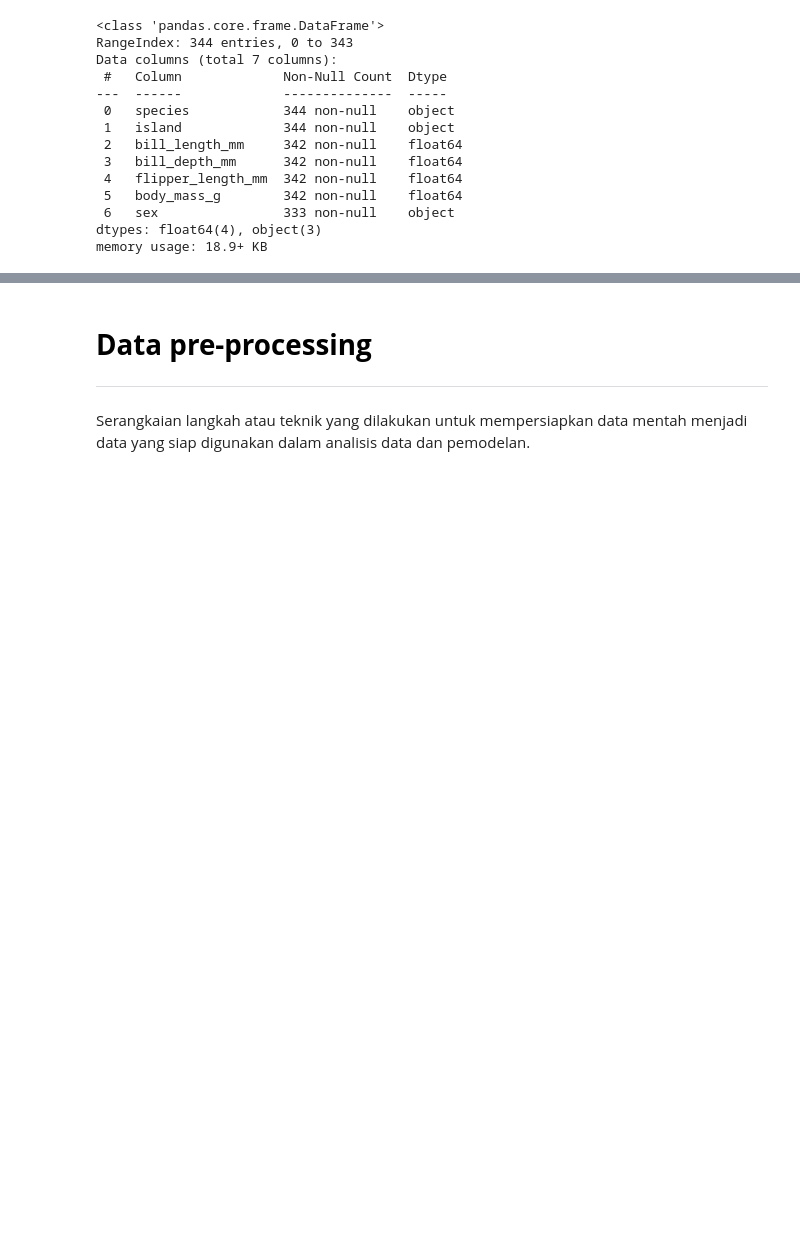
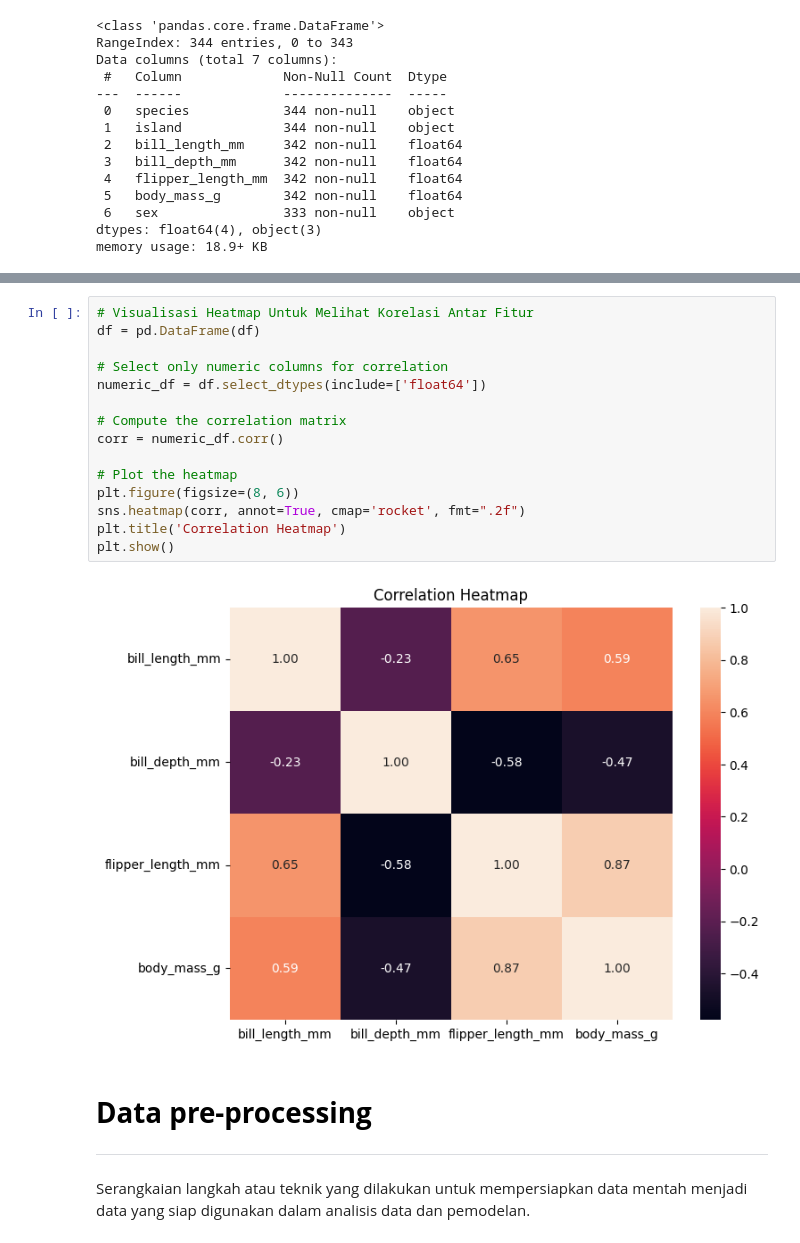
Before and after one commit to HimamBashiran/Palmer-Penguins-Project, a Jupyter notebook: notebook-penguin.ipynb, the cells around one changed output, grey strips where cells are left out. Saved outputs shown, nothing was run; the diff lists cells and outputs as text; blank space fills up the shorter version.

```diff
--- a/notebook-penguin.ipynb
+++ b/notebook-penguin.ipynb
@@ -107,3 +207,20 @@ plt.show()
+# %%
+# Visualisasi Heatmap Untuk Melihat Korelasi Antar Fitur
+df = pd.DataFrame(df)
+
+# Select only numeric columns for correlation
+numeric_df = df.select_dtypes(include=['float64'])
+
+# Compute the correlation matrix
+corr = numeric_df.corr()
+
+# Plot the heatmap
+plt.figure(figsize=(8, 6))
+sns.heatmap(corr, annot=True, cmap='rocket', fmt=".2f")
+plt.title('Correlation Heatmap')
+plt.show()
+# %% [output]
+[figure, added]
 # %% [markdown]
    # <b><font color='black'>Data pre-processing</font></b>
 ---
```
Also changed, not shown: parts of 55 cells of this notebook.
